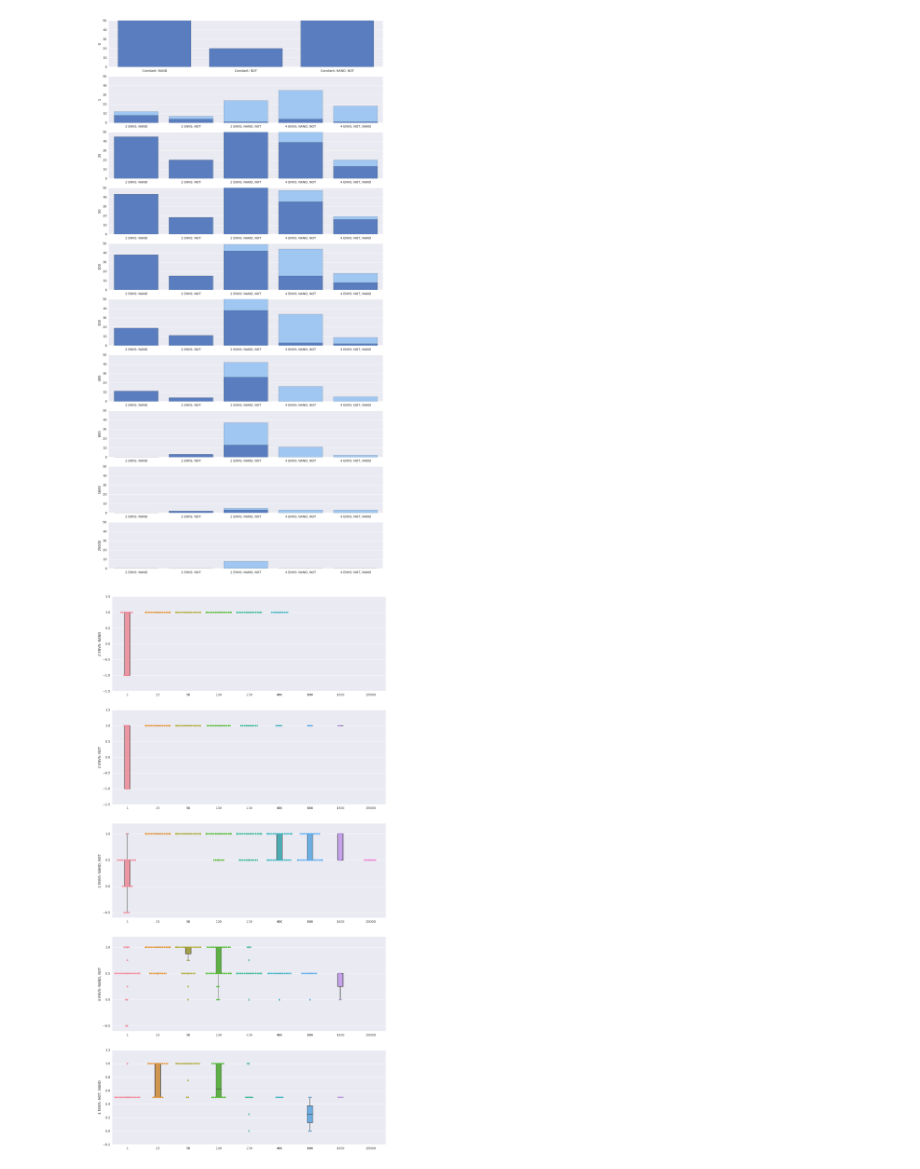
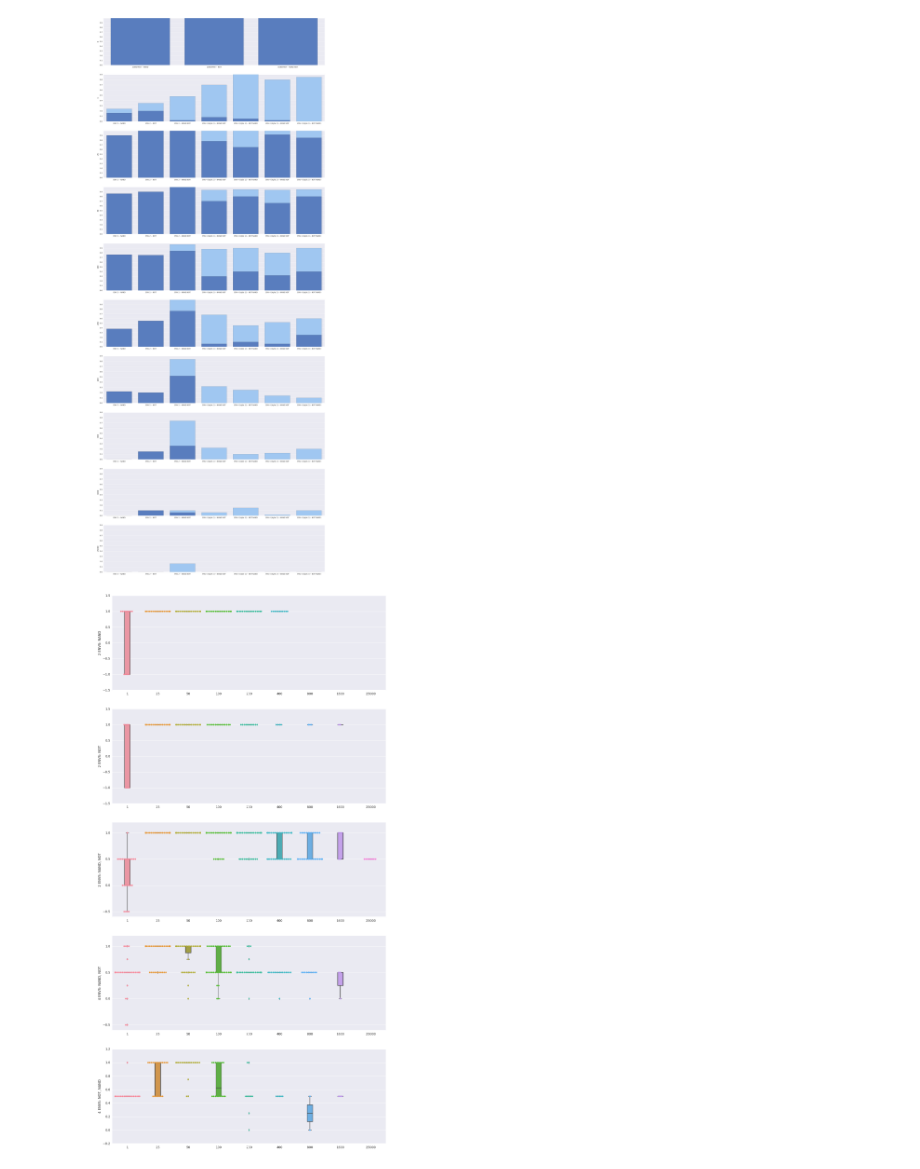
Before and after one commit to amlalejini/origins_of_plasticity_f16, a Jupyter notebook: scripts/jupyter_notebooks/fdom_nb.ipynb, the cells around one changed output. Saved outputs shown, nothing was run; the diff lists cells and outputs as text; code cells hidden in the pictures.

```diff
--- a/scripts/jupyter_notebooks/fdom_nb.ipynb
+++ b/scripts/jupyter_notebooks/fdom_nb.ipynb
@@ -6,13 +6,13 @@ import seaborn as sns
 import matplotlib.pyplot as plt
 # %%
 # Load settings
-settings_fpath = "../params/test.json"
+settings_fpath = "../params/settings.json"
 settings = None
 with open(settings_fpath) as fp:
     settings = json.load(fp)
 
 # Data file:
-data_fpath = "/Users/amlalejini/Desktop/scratch/oopf16/processed/processed_fdom__2016-11-10.csv"
+data_fpath = "/Users/amlalejini/Desktop/scratch/oopf16/processed/processed_fdom__2016-11-16.csv"
 
 # Load data:
 df = pd.read_csv(data_fpath)
@@ -46,8 +46,9 @@ def GetTreatmentAttr(treatment, attr):
     attrs = {attr.split("_")[0]:attr.split("_")[1:] for attr in treatment.split("__")}
     return attrs[attr]
 def GetEnvironmentSignature(treatment):
+    attr_order = [attr.split("_")[0] for attr in treatment.split("__")]
     attrs = {attr.split("_")[0]:attr.split("_")[1:] for attr in treatment.split("__")}
-    return "__".join([attr + "_" + "_".join(attrs[attr]) for attr in attrs if attr != "cr"])
+    return "__".join([attr + "_" + "_".join(attrs[attr]) for attr in attr_order if attr != "cr"])
 
 # Get a list of treatments.
 # Additionally, cross-section the data in meaningful ways.
@@ -65,7 +66,7 @@ for treatment in df['treatment']:
         by_change_rate[attrs["cr"][0]] = set()
     by_change_rate[attrs["cr"][0]].add(treatment)
     change_rates.add(attrs["cr"][0])
-    env_signature = "__".join([attr + "_" + "_".join(attrs[attr]) for attr in attrs if attr != "cr"])
+    env_signature = GetEnvironmentSignature(treatment);
     if not env_signature in by_environment:
         by_environment[env_signature] = set()
     by_environment[env_signature].add(treatment)
@@ -86,14 +87,17 @@ change_rates.sort()
 change_rates = map(str, change_rates)
 
 # Organize environments by complexity level
-env_order = ['envs_1__ntasks_1__tasks_NAND__mr_p0075',
-             'envs_1__ntasks_1__tasks_NOT__mr_p0075',
-             'envs_1__ntasks_2__tasks_NAND_NOT__mr_p0075',
-             'envs_2__ntasks_1__tasks_NAND__mr_p0075',
-             'envs_2__ntasks_1__tasks_NOT__mr_p0075',
-             'envs_2__ntasks_2__tasks_NAND_NOT__mr_p0075',
-             'envs_4__ntasks_2__tasks_NAND_NOT__mr_p0075',
-             'envs_4__ntasks_2__tasks_NOT_NAND__mr_p0075']
+env_order = ['ntasks_1__envs_1__tasks_NAND__mr_p0075',
+             'ntasks_1__envs_1__tasks_NOT__mr_p0075',
+             'ntasks_2__envs_1__tasks_NAND_NOT__mr_p0075',
+             'ntasks_1__envs_2__tasks_NAND__mr_p0075',
+             'ntasks_1__envs_2__tasks_NOT__mr_p0075',
+             'ntasks_2__envs_2__tasks_NAND_NOT__mr_p0075',
+             'ntasks_2__envs_4__tasks_NAND_NOT__mr_p0075',
+             'ntasks_2__envs_4__tasks_NOT_NAND__mr_p0075',
+             'ntasks_2__envs_4__tasks_NAND_NOT__style_2__mr_p0075',
+             'ntasks_2__envs_4__tasks_NOT_NAND__style_2__mr_p0075'
+            ]
 # %%
 # For each treatment count the total number of observations, and the total number of observations that are plastic.
 for treatment in all_treatments:
@@ -146,27 +170,28 @@ for env in env_order:
 # %%
 # Make plasticity by change rate bar chart. (skip over constant environments, they are included in all plots)
-fig, axes = plt.subplots(nrows = len(by_change_rate.keys()), ncols = 1, figsize = (16, 32))
+fig, axes = plt.subplots(nrows = len(by_change_rate.keys()), ncols = 1, figsize = (24, 60))
 axi = 0
 # Generate range 0:50:10
-y_range = [y for y in range(0, 51, 10)]
+y_range = [y for y in range(0, 100, 10)]
+y_range = [y/float(10) for y in range(len(y_range))]
 
 for cr in change_rates:
     treatments = list(by_change_rate[cr])
     # TODO: sort environments by complexity
     treatments.sort(key = lambda treatment: env_order.index(GetEnvironmentSignature(treatment)))
     x = [settings["treatment_settings"][settings["treatments"][treatment]["settings"]]["human_readable_name"] for treatment in treatments]
-    y_optimal = [len(df[(df.treatment == treatment) & (df.is_optimal == 1)]) for treatment in treatments]
-    y_plastic = [len(df[(df.treatment == treatment) & (df.is_plastic == 1)]) for treatment in treatments]
+    y_optimal = [len(df[(df.treatment == treatment) & (df.is_optimal == 1)]) / float(len(df[df.treatment == treatment])) for treatment in treatments]
+    y_plastic = [len(df[(df.treatment == treatment) & (df.is_plastic == 1)]) / float(len(df[df.treatment == treatment])) for treatment in treatments]
     sns.set_color_codes("pastel")
     sns.barplot(x, y_plastic, color = "b", ax = axes[axi])
     sns.set_color_codes("muted")
     sns.barplot(x, y_optimal, color = "b", ax = axes[axi])
     axes[axi].set_ylabel(cr)
     axes[axi].set_autoscale_on(False)
     axes[axi].set_yticks(y_range)
     axi += 1
 # %% [output]
-[figure, old version]
+[figure, new version]
 # %%
 # Violin plot of scores (1 plot per environment)
 fig, axes = plt.subplots(nrows = len(by_environment.keys()) - 3, ncols = 1, figsize = (16, 32))
```
Also changed, not shown: parts of 4 cells of this notebook, 12 other files.
